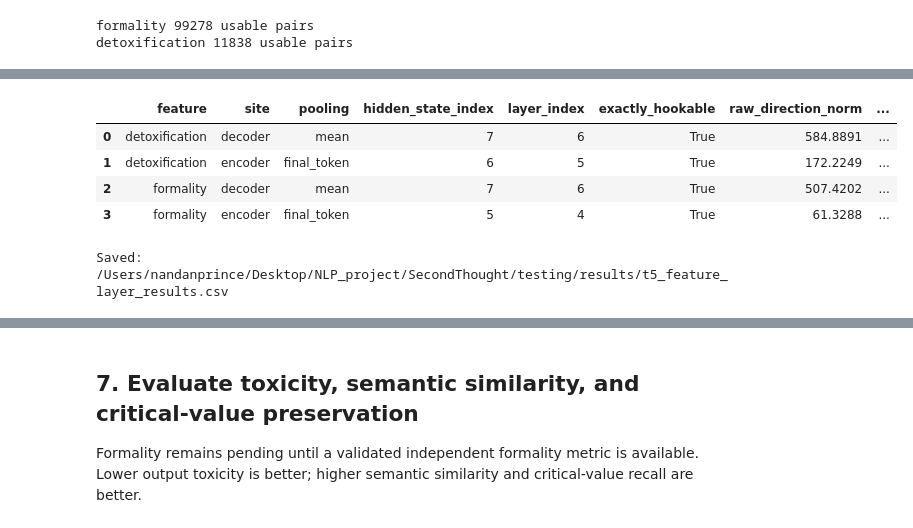
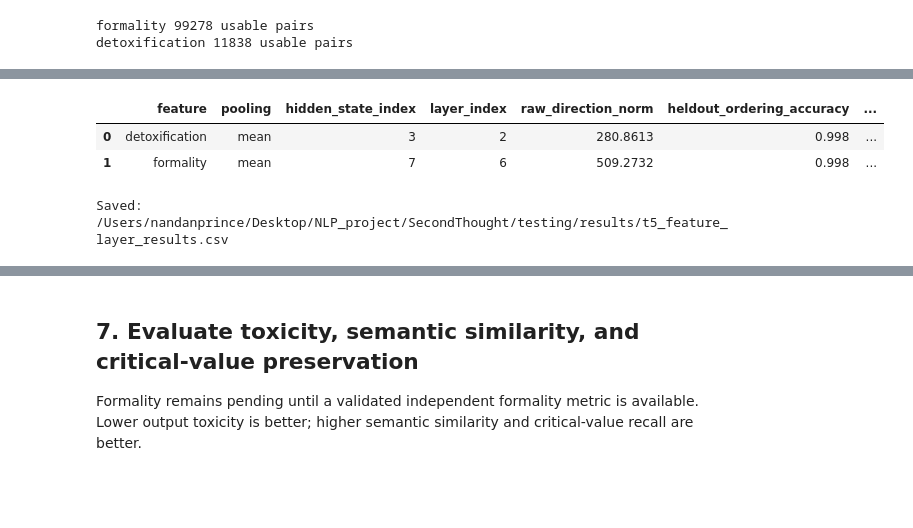
Before and after one commit to ayman-tech/SecondThought, a Jupyter notebook: steering_experimentation/t5_feature_steering.ipynb, the cells around one changed output, grey strips where cells are left out. Cells and saved outputs as stored; diff of their text form; code cells hidden in the pictures; blank space fills up the shorter version.

```diff
--- a/steering_experimentation/t5_feature_steering.ipynb
+++ b/steering_experimentation/t5_feature_steering.ipynb
@@ -18,6 +18,7 @@ from contextlib import ExitStack
 from dataclasses import dataclass
 from pathlib import Path
 import json
+import math
 import time
 
 from datasets import load_dataset
@@ -49,14 +50,13 @@ PARADETOX_ID = "s-nlp/paradetox"
 TEST_PATH = PROJECT_ROOT / "data" / "workplace_eval" / "input.jsonl"
 
 SEED = 42
-EXTRACTION_PAIRS = 8_000
-HELDOUT_PAIRS = 2_000
+EXTRACTION_PAIRS = 2_000
+HELDOUT_PAIRS = 500
 BATCH_SIZE = 32
 MAX_SOURCE_LENGTH = 192
 MAX_TARGET_LENGTH = 96
 ALPHAS = [0.0, 1.0, 2.0]
 BETAS = [0.0, 1.0, 2.0]
-INTERVENTION_SITES = ["encoder", "decoder"]
 
 ARTIFACT_PATH = ARTIFACT_DIRECTORY / "flan_t5_small_feature_directions.pt"
 LAYER_RESULTS_PATH = RESULT_DIRECTORY / "t5_feature_layer_results.csv"
@@ -75,10 +75,7 @@ model.eval()
 print({
     "model": MODEL_ID,
     "device": str(device),
-    "encoder_layers": model.config.num_layers,
     "decoder_layers": model.config.num_decoder_layers,
     "hidden_size": model.config.d_model,
-    "extraction_pairs_per_feature": EXTRACTION_PAIRS,
-    "heldout_pairs_per_feature": HELDOUT_PAIRS,
 })
 # %% [output]
@@ -361,68 +303,56 @@ One encoder and one decoder candidate are selected per feature. Candidate select
 # %%
 pooling_names = ["mean", "final_token"]
 layer_rows = []
 candidate_directions = {}
 
 for feature_key, split_deltas in feature_deltas.items():
-    for site in INTERVENTION_SITES:
-        extraction = split_deltas["extraction"][site].float()
-        heldout = split_deltas["heldout"][site].float()
-        number_of_blocks = (
-            model.config.num_layers if site == "encoder"
-            else model.config.num_decoder_layers
-        )
-        for pooling_index, pooling in enumerate(pooling_names):
-            for hidden_state_index in range(extraction.shape[2]):
-                extraction_at_layer = extraction[pooling_index, :, hidden_state_index]
-                heldout_at_layer = heldout[pooling_index, :, hidden_state_index]
-                raw_direction = extraction_at_layer.mean(dim=0)
-                unit_direction = raw_direction / raw_direction.norm().clamp_min(1e-12)
-                heldout_projection = heldout_at_layer @ unit_direction
-                half = len(extraction_at_layer) // 2
-                half_a = extraction_at_layer[:half].mean(dim=0)
-                half_b = extraction_at_layer[half:].mean(dim=0)
-                split_half_cosine = torch.nn.functional.cosine_similarity(
-                    half_a, half_b, dim=0
-                ).item()
-                exactly_hookable = 1 <= hidden_state_index < number_of_blocks
-                layer_rows.append({
-                    "feature": feature_key,
-                    "site": site,
-                    "pooling": pooling,
-                    "hidden_state_index": hidden_state_index,
-                    "layer_index": hidden_state_index - 1,
-                    "exactly_hookable": exactly_hookable,
-                    "raw_direction_norm": raw_direction.norm().item(),
-                    "heldout_ordering_accuracy": (heldout_projection > 0).float().mean().item(),
-                    "projection_effect_size": (
-                        heldout_projection.mean() / heldout_projection.std().clamp_min(1e-12)
-                    ).item(),
-                    "split_half_cosine": split_half_cosine,
-                })
-                candidate_directions[
-                    (feature_key, site, pooling, hidden_state_index)
-                ] = raw_direction.cpu()
+    extraction = split_deltas["extraction"].float()
+    heldout = split_deltas["heldout"].float()
+    for pooling_index, pooling in enumerate(pooling_names):
+        for hidden_state_index in range(extraction.shape[2]):
+            extraction_at_layer = extraction[pooling_index, :, hidden_state_index]
+            heldout_at_layer = heldout[pooling_index, :, hidden_state_index]
+            raw_direction = extraction_at_layer.mean(dim=0)
+            unit_direction = raw_direction / raw_direction.norm().clamp_min(1e-12)
+            heldout_projection = heldout_at_layer @ unit_direction
+            half = len(extraction_at_layer) // 2
+            half_a = extraction_at_layer[:half].mean(dim=0)
+            half_b = extraction_at_layer[half:].mean(dim=0)
+            split_half_cosine = torch.nn.functional.cosine_similarity(
+                half_a, half_b, dim=0
+            ).item()
+            layer_rows.append({
+                "feature": feature_key,
+                "pooling": pooling,
+                "hidden_state_index": hidden_state_index,
+                "layer_index": hidden_state_index - 1,
+                "raw_direction_norm": raw_direction.norm().item(),
+                "heldout_ordering_accuracy": (heldout_projection > 0).float().mean().item(),
+                "projection_effect_size": (
+                    heldout_projection.mean() / heldout_projection.std().clamp_min(1e-12)
+                ).item(),
+                "split_half_cosine": split_half_cosine,
+            })
+            candidate_directions[(feature_key, pooling, hidden_state_index)] = raw_direction.cpu()
 
 layer_results = pd.DataFrame(layer_rows)
 layer_results.to_csv(LAYER_RESULTS_PATH, index=False)
 
-hookable = layer_results.loc[layer_results["exactly_hookable"]].copy()
+hookable = layer_results.query("hidden_state_index >= 1").copy()
 selected_rows = (
     hookable.sort_values(
-        ["feature", "site", "heldout_ordering_accuracy", "projection_effect_size"],
-        ascending=[True, True, False, False],
+        ["feature", "heldout_ordering_accuracy", "projection_effect_size"],
+        ascending=[True, False, False],
     )
-    .groupby(["feature", "site"], as_index=False)
+    .groupby("feature", as_index=False)
     .head(1)
     .reset_index(drop=True)
 )
 display(selected_rows.round(4))
 print("Saved:", LAYER_RESULTS_PATH)
 # %% [output]
-|  | feature | site | pooling | hidden_state_index | layer_index | exactly_hookable | raw_direction_norm | ... |
-| 0 | detoxification | decoder | mean | 7 | 6 | True | 584.8891 | ... |
-| 1 | detoxification | encoder | final_token | 6 | 5 | True | 172.2249 | ... |
-| 2 | formality | decoder | mean | 7 | 6 | True | 507.4202 | ... |
-| 3 | formality | encoder | final_token | 5 | 4 | True | 61.3288 | ... |
+|  | feature | pooling | hidden_state_index | layer_index | raw_direction_norm | heldout_ordering_accuracy | ... |
+| 0 | detoxification | mean | 3 | 2 | 280.8613 | 0.998 | ... |
+| 1 | formality | mean | 7 | 6 | 509.2732 | 0.998 | ... |
 Saved: /Users/nandanprince/Desktop/NLP_project/SecondThought/testing/results/t5_feature_layer_results.csv
 # %%
```
Also changed, not shown: parts of 16 cells of this notebook.
